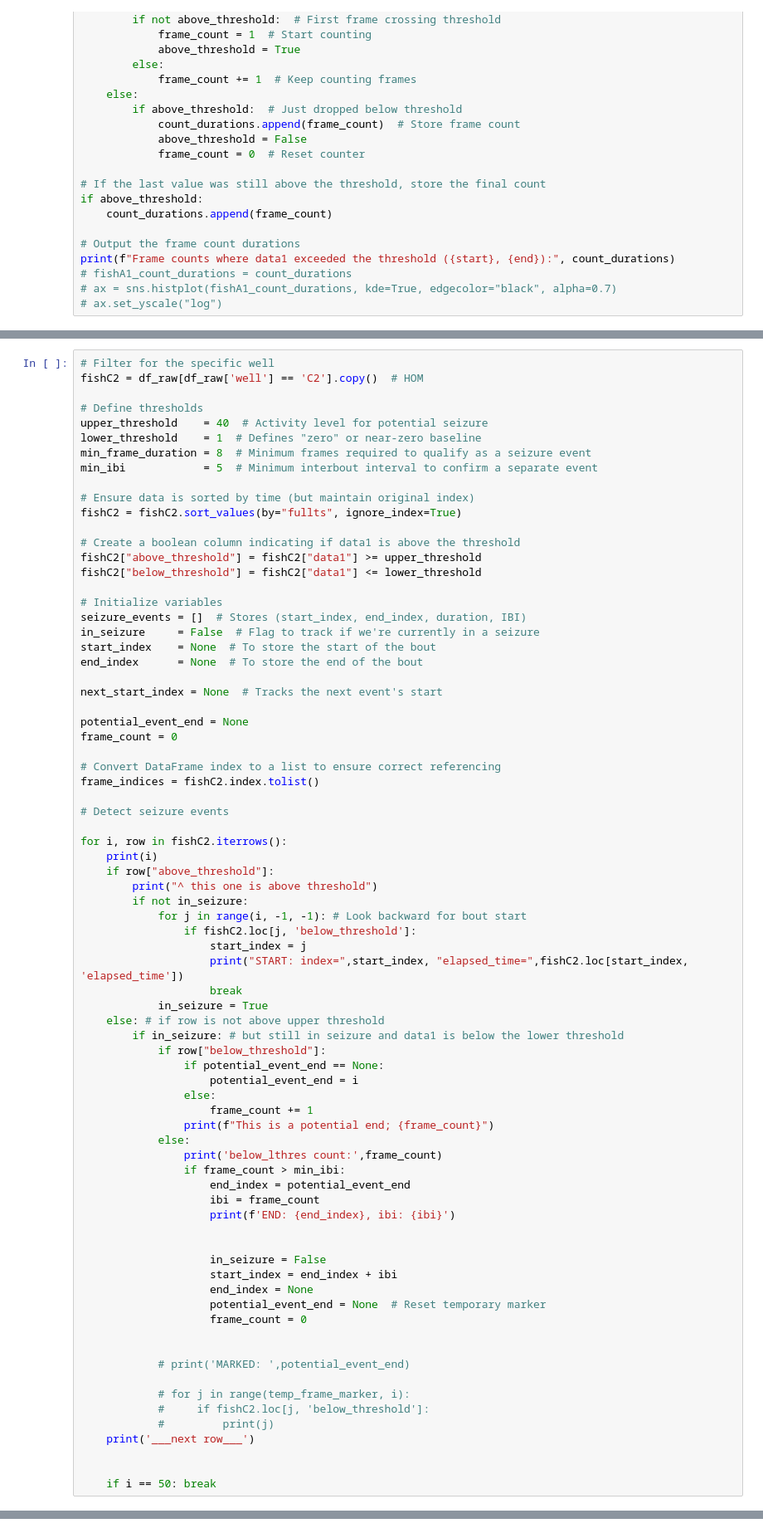
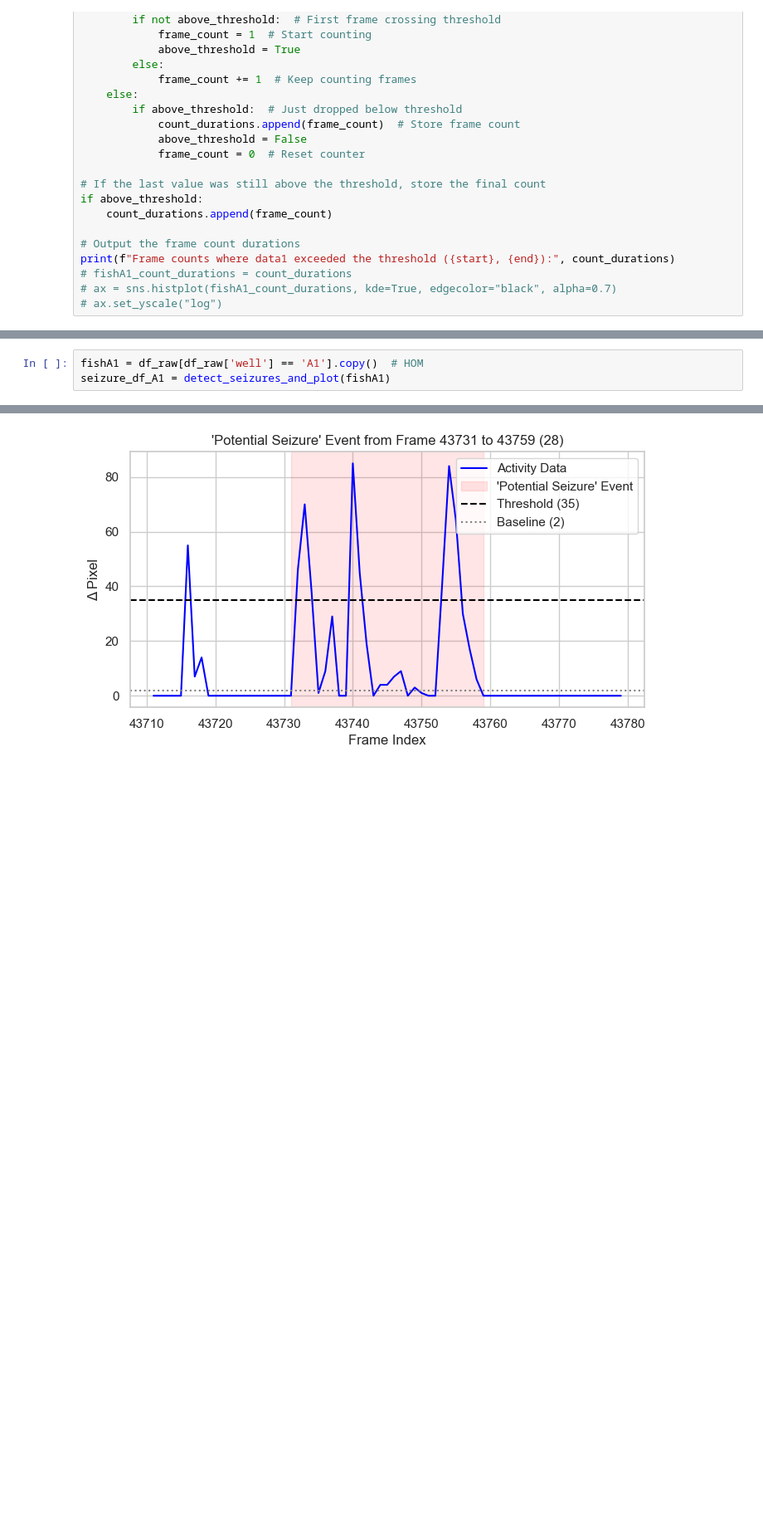
Before and after one commit to jadeyslau/B6_Epilepsies, a Jupyter notebook: Sandbox_distribution.ipynb, the cells around one changed output, grey strips where cells are left out. Shown at 83% size. Saved outputs shown, nothing was run; the diff lists cells and outputs as text; blank space fills up the shorter version.

```diff
--- a/Sandbox_distribution.ipynb
+++ b/Sandbox_distribution.ipynb
@@ -578,77 +282,4 @@ fishC2.head(31)
 # %%
-# Filter for the specific well
-fishC2 = df_raw[df_raw['well'] == 'C2'].copy()  # HOM
-
-# Define thresholds
-upper_threshold    = 40  # Activity level for potential seizure
-lower_threshold    = 1  # Defines "zero" or near-zero baseline
-min_frame_duration = 8  # Minimum frames required to qualify as a seizure event
-min_ibi            = 5  # Minimum interbout interval to confirm a separate event
-
-# Ensure data is sorted by time (but maintain original index)
-fishC2 = fishC2.sort_values(by="fullts", ignore_index=True)
-
-# Create a boolean column indicating if data1 is above the threshold
-fishC2["above_threshold"] = fishC2["data1"] >= upper_threshold
-fishC2["below_threshold"] = fishC2["data1"] <= lower_threshold
-
-# Initialize variables
-seizure_events = []  # Stores (start_index, end_index, duration, IBI)
-in_seizure     = False  # Flag to track if we're currently in a seizure
-start_index    = None  # To store the start of the bout
-end_index      = None  # To store the end of the bout
-
-next_start_index = None  # Tracks the next event's start
-
-potential_event_end = None
-frame_count = 0
-
-# Convert DataFrame index to a list to ensure correct referencing
-frame_indices = fishC2.index.tolist()
-
-# Detect seizure events
-
-for i, row in fishC2.iterrows():
-    print(i)
-    if row["above_threshold"]:
-        print("^ this one is above threshold")
-        if not in_seizure:
-            for j in range(i, -1, -1): # Look backward for bout start
-                if fishC2.loc[j, 'below_threshold']:
-                    start_index = j
-                    print("START: index=",start_index, "elapsed_time=",fishC2.loc[start_index, 'elapsed_time'])
-                    break
-            in_seizure = True
-    else: # if row is not above upper threshold
-        if in_seizure: # but still in seizure and data1 is below the lower threshold
-            if row["below_threshold"]:
-                if potential_event_end == None:
-                    potential_event_end = i
-                else:
-                    frame_count += 1
-                print(f"This is a potential end; {frame_count}")
-            else:
-                print('below_lthres count:',frame_count)
-                if frame_count > min_ibi:
-                    end_index = potential_event_end
-                    ibi = frame_count
-                    print(f'END: {end_index}, ibi: {ibi}')
-
-
-                    in_seizure = False
-                    start_index = end_index + ibi
-                    end_index = None
-                    potential_event_end = None  # Reset temporary marker
-                    frame_count = 0
-
-
-            # print('MARKED: ',potential_event_end)
-
-            # for j in range(temp_frame_marker, i):
-            #     if fishC2.loc[j, 'below_threshold']:
-            #         print(j)
-    print('___next row___')
-
-
-    if i == 50: break
+fishA1 = df_raw[df_raw['well'] == 'A1'].copy()  # HOM
+seizure_df_A1 = detect_seizures_and_plot(fishA1)
 # %% [output]
@@ -671,0 +287 @@ ___next row___
+[figure, added]
```
Also changed, not shown: parts of 21 cells of this notebook, 6 other files.
